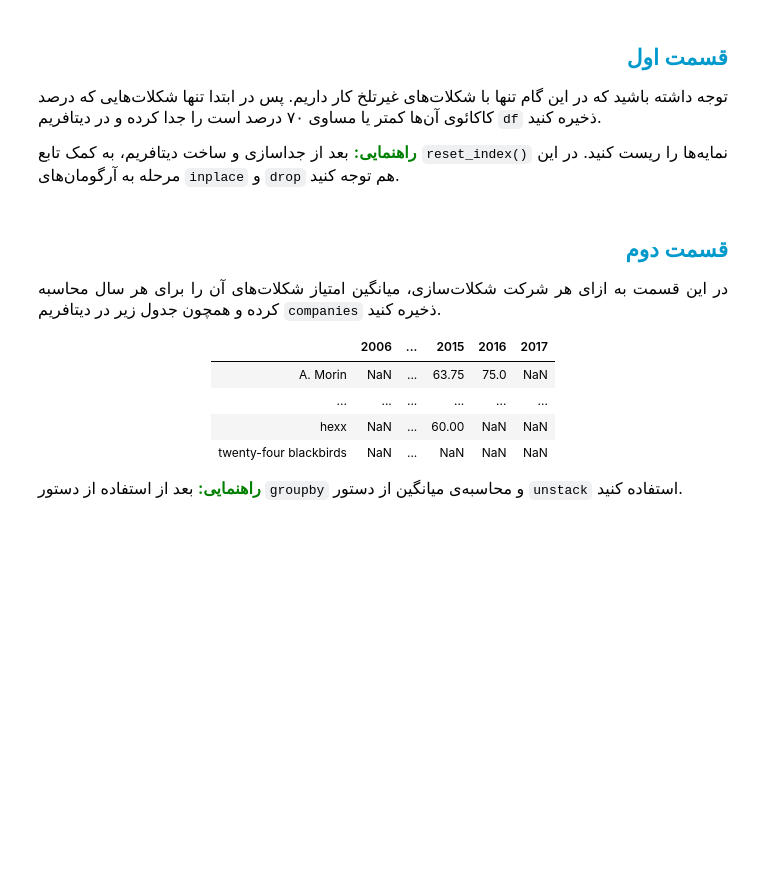
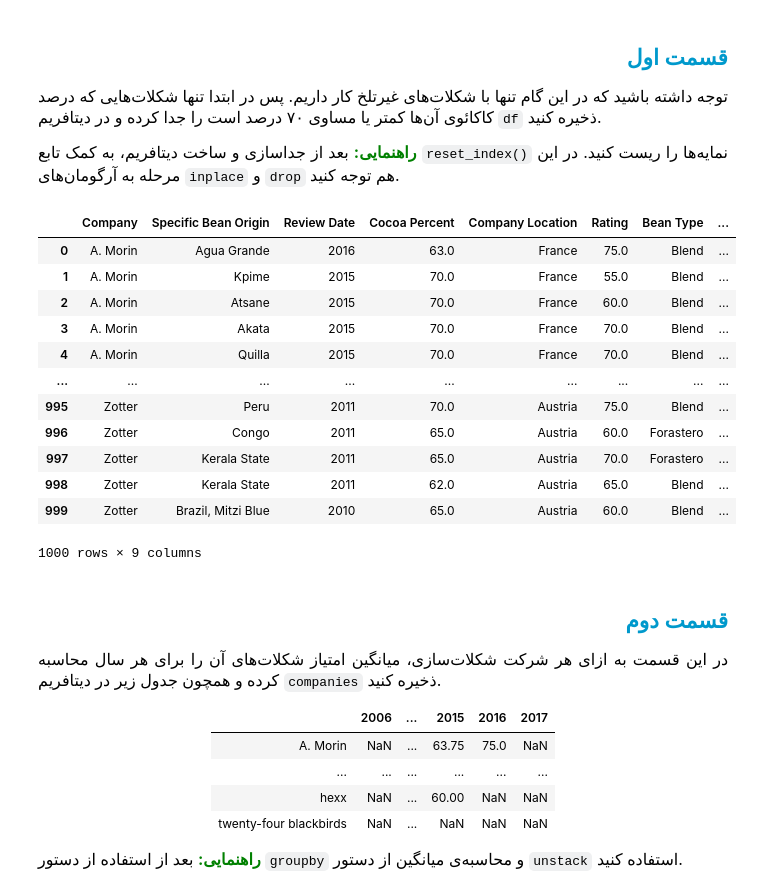
Before and after one commit to mahajialirezaei/Chocolate-problems-Step-Three, a Jupyter notebook: project1_step3.ipynb, the cells around one changed output. Cells and saved outputs as stored; diff of their text form; code cells hidden in the pictures; blank space fills up the shorter version.

```diff
--- a/project1_step3.ipynb
+++ b/project1_step3.ipynb
@@ -50,3 +55,23 @@ df = None # To-Do
+# %%
+df['Cocoa Percent'] = pd.to_numeric(df['Cocoa Percent'])
+df = df[df['Cocoa Percent'] <= 70]
+df['Cocoa Percent'] = df['Cocoa Percent']
+df.reset_index(drop=True, inplace=True)
+df
+# %% [output]
+|  | Company | Specific Bean Origin | Review Date | Cocoa Percent | Company Location | Rating | Bean Type | ... |
+| 0 | A. Morin | Agua Grande | 2016 | 63.0 | France | 75.0 | Blend | ... |
+| 1 | A. Morin | Kpime | 2015 | 70.0 | France | 55.0 | Blend | ... |
+| 2 | A. Morin | Atsane | 2015 | 70.0 | France | 60.0 | Blend | ... |
+| 3 | A. Morin | Akata | 2015 | 70.0 | France | 70.0 | Blend | ... |
+| 4 | A. Morin | Quilla | 2015 | 70.0 | France | 70.0 | Blend | ... |
+| ... | ... | ... | ... | ... | ... | ... | ... | ... |
+| 995 | Zotter | Peru | 2011 | 70.0 | Austria | 75.0 | Blend | ... |
+| 996 | Zotter | Congo | 2011 | 65.0 | Austria | 60.0 | Forastero | ... |
+| 997 | Zotter | Kerala State | 2011 | 65.0 | Austria | 70.0 | Forastero | ... |
+| 998 | Zotter | Kerala State | 2011 | 62.0 | Austria | 65.0 | Blend | ... |
+| 999 | Zotter | Brazil, Mitzi Blue | 2010 | 65.0 | Austria | 60.0 | Blend | ... |
+1000 rows × 9 columns
 # %% [markdown]
 <h2 align=right style="line-height:200%;font-family:vazir;color:#0099cc">
 <font face="vazirmatn" color="#0099cc">
```
Also changed, not shown: parts of 13 cells of this notebook, 7 other files.
